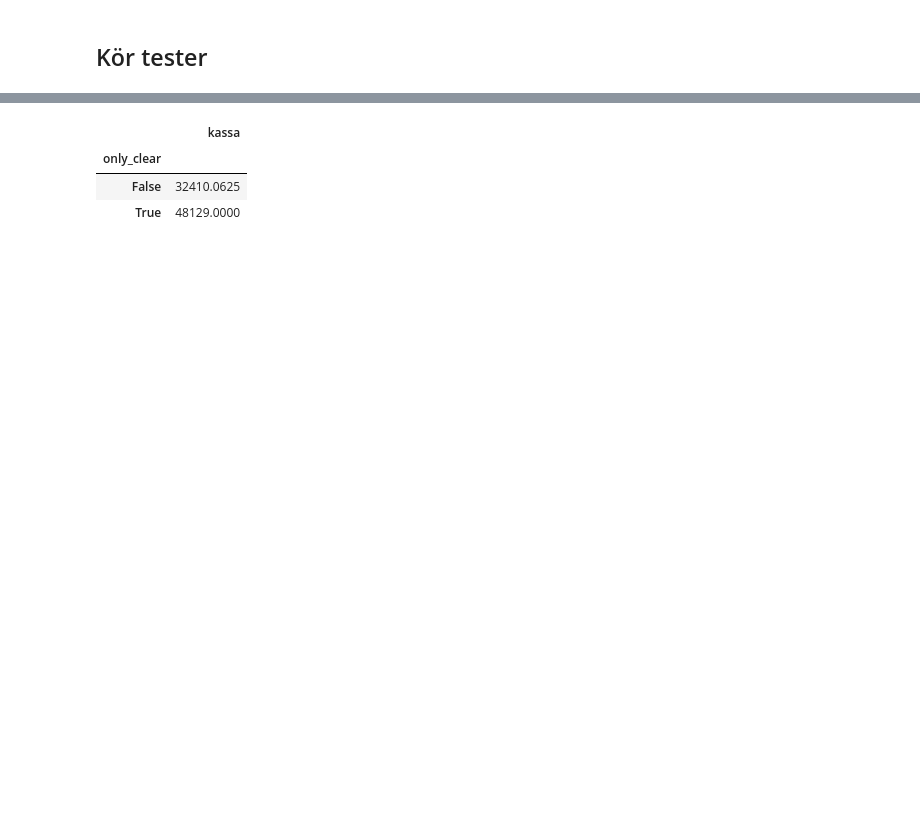
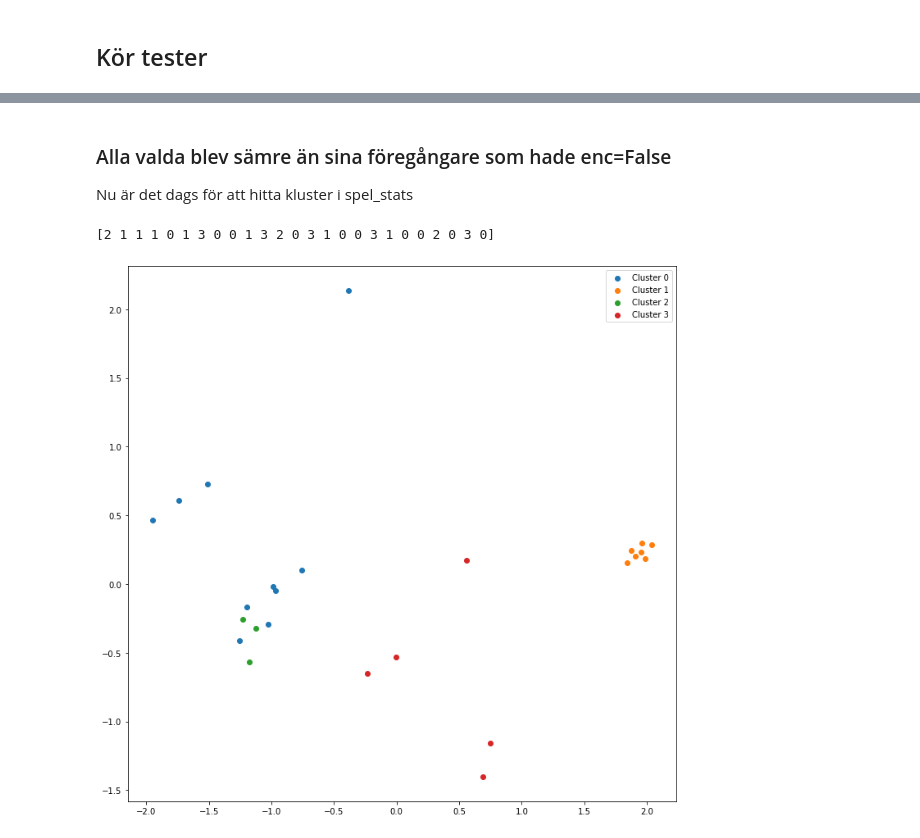
Before and after one commit to carokanns/Trav, a Jupyter notebook: spel/v75_tester/kolla_nya_fearures.ipynb, the cells around one changed output, grey strips where cells are left out. Saved outputs shown, nothing was run; the diff lists cells and outputs as text; code cells hidden in the pictures; blank space fills up the shorter version.

```diff
--- a/spel/v75_tester/kolla_nya_fearures.ipynb
+++ b/spel/v75_tester/kolla_nya_fearures.ipynb
@@ -566,6 +546,6 @@ stats_typer
 def run_one_typ(typ):
     spel_dict, dfSpel = testa_flera_omg(X,y, typ, 1000)
     temp_stats = pd.DataFrame(spel_dict)
-    temp_stats.typ=temp_stats.typ.astype('string')
+    # temp_stats.typ=temp_stats.typ.astype('string')
     return spel_dict, temp_stats, dfSpel
 # %%
@@ -694,13 +731,3 @@ spel_stats.groupby('typ')[['sjuor','sexor','femmor','insats','kassa']].sum().sor
-# %%
-for typ in stats_typer.typ.unique():
-    # print(spel_stats.loc[spel_stats.typ == typ][['typ','kassa']])
-    stats_typer.loc[stats_typer.typ == typ,'kassa'] = spel_stats[spel_stats.typ==typ].kassa.max()
-stats_typer.kassa = stats_typer.kassa.astype('int')
-
-stats_typer.sort_values(by='kassa', ascending=False)
-stats_typer.groupby('only_clear')[['kassa']].mean()
-# %% [output]
-|  | kassa |
-| only_clear |  |
-| False | 32410.0625 |
-| True | 48129.0000 |
+# %% [markdown]
+### Alla valda blev sämre än sina föregångare som hade enc=False
+Nu är det dags för att hitta kluster i spel_stats
@@ -706,0 +742,42 @@ stats_typer.groupby('only_clear')[['kassa']].mean()
+# %%
+from sklearn.cluster import KMeans
+import matplotlib.pyplot as plt
+from sklearn.decomposition import PCA
+
+cluster_data = stats_typer[['ant_hästar', 'proba', 'kelly', 'motst_diff', 'motst_info', 'favoriter',
+                           'only_clear', 'streck', 'enc']]
+#Initialize the class object
+nCluster=4
+kmeans = KMeans(n_clusters=nCluster)
+
+pca = PCA(nCluster)
+df3=pca.fit_transform(cluster_data)
+# df3 = cluster_data
+# print(df3)
+#predict the labels of clusters.
+label = kmeans.fit_predict(df3)
+
+print(label)
+
+#filter rows of original data
+plt.figure(figsize=(12, 12))
+
+filtered_label=list(range(nCluster))
+for c in range(nCluster):
+    filtered_label[c] = df3[label == c]
+    # print(f"Cluster {c}: {filtered_label[c]}")
+    plt.scatter(filtered_label[c][:, 0], filtered_label[c][:,1], label='Cluster '+str(c))
+plt.title('Cluster diagram för olika modeller')
+plt.legend()
+plt.show()
+
+
+# y_pred = KMeans(n_clusters=3, random_state=2022).fit_predict(cluster_data)
+
+# print(y_pred)
+# # plt.subplot(221)
+# plt.bar(cluster_data.iloc[:, 1], y=y_pred)
+# plt.title("Incorrect Number of Blobs")
+# %% [output]
+[2 1 1 1 0 1 3 0 0 1 3 2 0 3 1 0 0 3 1 0 0 2 0 3 0]
+[figure, added]
```
Also changed, not shown: parts of 49 cells of this notebook, 53 other files.
